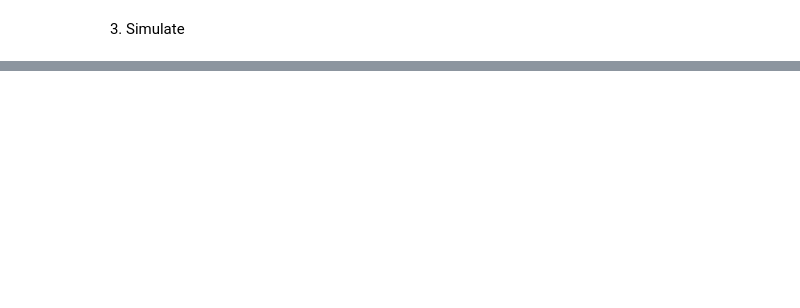
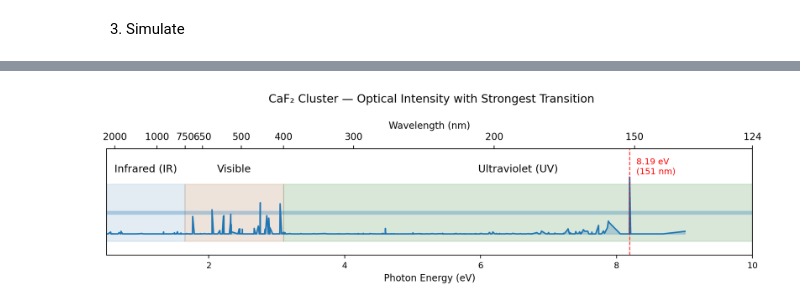
Before and after one commit to GHOST-Q1/Q-UCSpec, a Jupyter notebook: simulations_gpaw/sim_master.ipynb, the cells around one changed output, grey strips where cells are left out. Cells and saved outputs as stored; diff of their text form; code cells hidden in the pictures; blank space fills up the shorter version.

```diff
--- a/simulations_gpaw/sim_master.ipynb
+++ b/simulations_gpaw/sim_master.ipynb
@@ -409,0 +948,80 @@ optical_files = compute_optical_properties("caf2_cluster_sticks.csv", prefix="ca
+# %%
+import numpy as np
+import pandas as pd
+import matplotlib.pyplot as plt
+
+# --- Load the data ---
+df = pd.read_csv(os.path.join(DATA_DIR, "caf2_cluster_sticks.csv"))
+colE = [c for c in df.columns if "Energy" in c][0]
+colF = [c for c in df.columns if "Osc" in c or "f" in c][0]
+
+E = df[colE].astype(float).to_numpy()
+F = df[colF].astype(float).to_numpy()
+
+# Normalize intensity
+intensity = F / np.max(F)
+
+# --- Find strongest transition ---
+idx_max = np.argmax(F)
+E_max = E[idx_max]
+F_max = F[idx_max]
+λ_max = 1240.0 / np.maximum(E_max, 1e-9)
+
+print(f"[Peak] Strongest transition: {E_max:.3f} eV  |  {λ_max:.1f} nm  |  f = {F_max:.3f}")
+
+# --- Define EM bands ---
+E_min, E_max_plot = 0.5, 10.0
+IR_lo, IR_hi = 0.5, 1.65
+VIS_lo, VIS_hi = 1.65, 3.10
+UV_lo, UV_hi = 3.10, 10.0
+
+fig, ax = plt.subplots(figsize=(10, 3), dpi=200)
+ax.hlines(1, E_min, E_max_plot, linewidth=4, alpha=0.3)
+
+def add_band(x0, x1, label, color, alpha=0.15):
+    ax.fill_between([x0, x1], [0.8, 0.8], [1.2, 1.2], alpha=alpha, step="mid", color=color)
+    ax.text((x0 + x1)/2, 1.27, label, ha='center', va='bottom', fontsize=11)
+
+add_band(IR_lo, IR_hi,  "Infrared (IR)", "steelblue")
+add_band(VIS_lo, VIS_hi, "Visible", "#8B4513")
+add_band(UV_lo,  UV_hi,  "Ultraviolet (UV)", "darkgreen")
+
+# --- Plot intensity curve ---
+scaled_y = 0.4 * intensity + 0.85
+ax.plot(E, scaled_y, color='tab:blue', lw=1.5)
+ax.fill_between(E, 0.85, scaled_y, color='tab:blue', alpha=0.25)
+
+# --- Highlight the real strongest transition ---
+ax.axvline(E[idx_max], color='red', lw=1, ls='--', alpha=0.8)
+ax.text(E[idx_max] + 0.1, 1.26,
+        f"{E[idx_max]:.2f} eV\n({λ_max:.0f} nm)",
+        color='red', fontsize=9, va='bottom')
+
+# --- Axis setup ---
+ax.set_xlim(E_min, E_max_plot)
+ax.set_ylim(0.7, 1.45)
+ax.set_xlabel("Photon Energy (eV)", fontsize=10)
+ax.set_yticks([])
+ax.tick_params(axis='x', labelsize=9)
+
+# --- Top wavelength axis ---
+def E_to_lambda(E): return 1240 / np.maximum(E, 1e-3)
+def lambda_to_E(lam): return 1240 / np.maximum(lam, 1e-3)
+
+secax = ax.secondary_xaxis('top', functions=(E_to_lambda, lambda_to_E))
+secax.set_xlabel("Wavelength (nm)", fontsize=10)
+secax.set_xticks([2000, 1000, 750, 650, 500, 400, 300, 200, 150, 124])
+secax.set_xticklabels([str(int(t)) for t in [2000, 1000, 750, 650, 500, 400, 300, 200, 150, 124]])
+secax.invert_xaxis()
+
+fig.suptitle("CaF₂ Cluster — Optical Intensity with Strongest Transition", fontsize=12, y=0.98)
+plt.tight_layout()
+try:
+    OUT_DIR
+except NameError:
+    _project_root = os.path.abspath(os.path.join(os.getcwd(), ".."))
+    OUT_DIR = os.path.join(_project_root, "Q-UCSpec/spectra-results")
+    os.makedirs(OUT_DIR, exist_ok=True)
+plt.savefig(os.path.join(OUT_DIR, "caf2_cluster_peak.png"), dpi=500, bbox_inches='tight')
+plt.show()
+# %% [output]
@@ -409,0 +1029 @@ optical_files = compute_optical_properties("caf2_cluster_sticks.csv", prefix="ca
+[figure, added]
```
Also changed, not shown: parts of 10 cells of this notebook, 5 other files.
